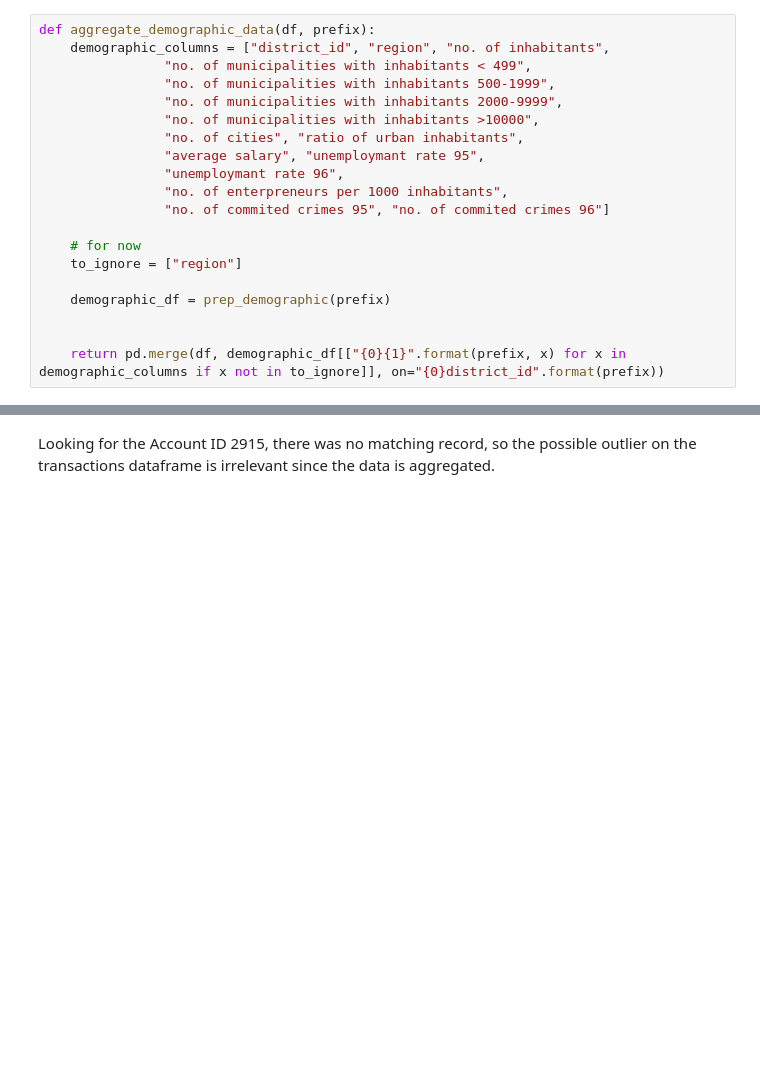
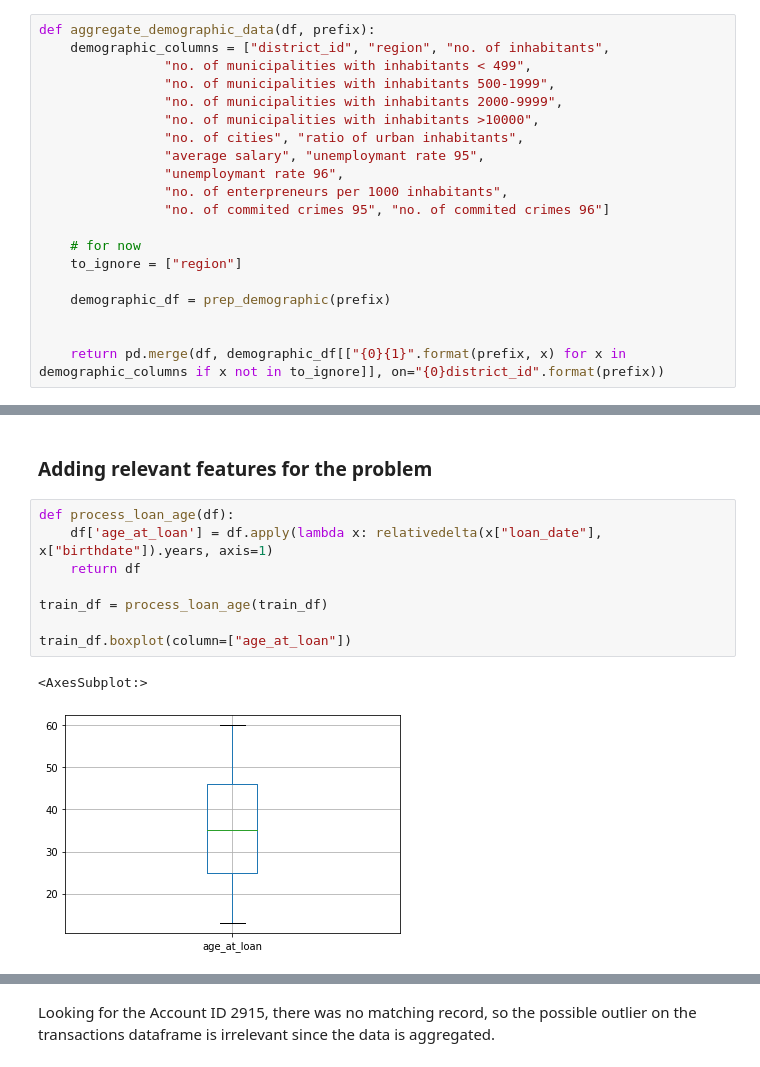
Before and after one commit to goncaloacteixeira/feup-ac, a Jupyter notebook: data-prep.ipynb, the cells around one changed output, grey strips where cells are left out. Drawn from its saved outputs; the diff is of its cells as text; blank space fills up the shorter version.

```diff
--- a/data-prep.ipynb
+++ b/data-prep.ipynb
@@ -332,0 +366,13 @@ def aggregate_demographic_data(df, prefix):
+# %% [markdown]
+### Adding relevant features for the problem
+# %%
+def process_loan_age(df):
+    df['age_at_loan'] = df.apply(lambda x: relativedelta(x["loan_date"], x["birthdate"]).years, axis=1)
+    return df
+
+train_df = process_loan_age(train_df)
+
+train_df.boxplot(column=["age_at_loan"])
+# %% [output]
+<AxesSubplot:>
+[figure, added]
```
Also changed, not shown: parts of 10 cells of this notebook, 2 other files.
